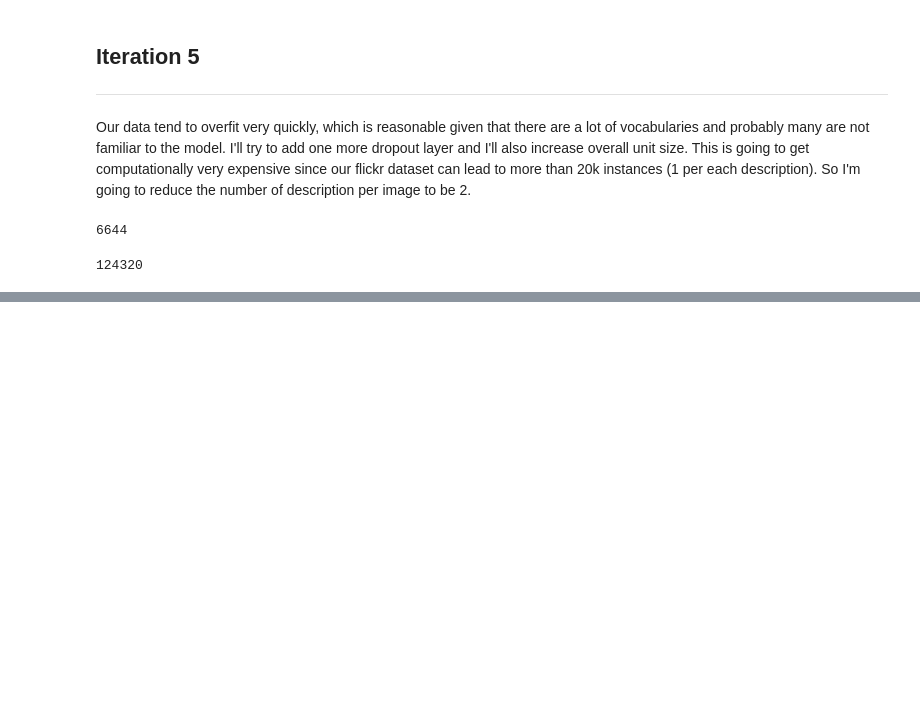
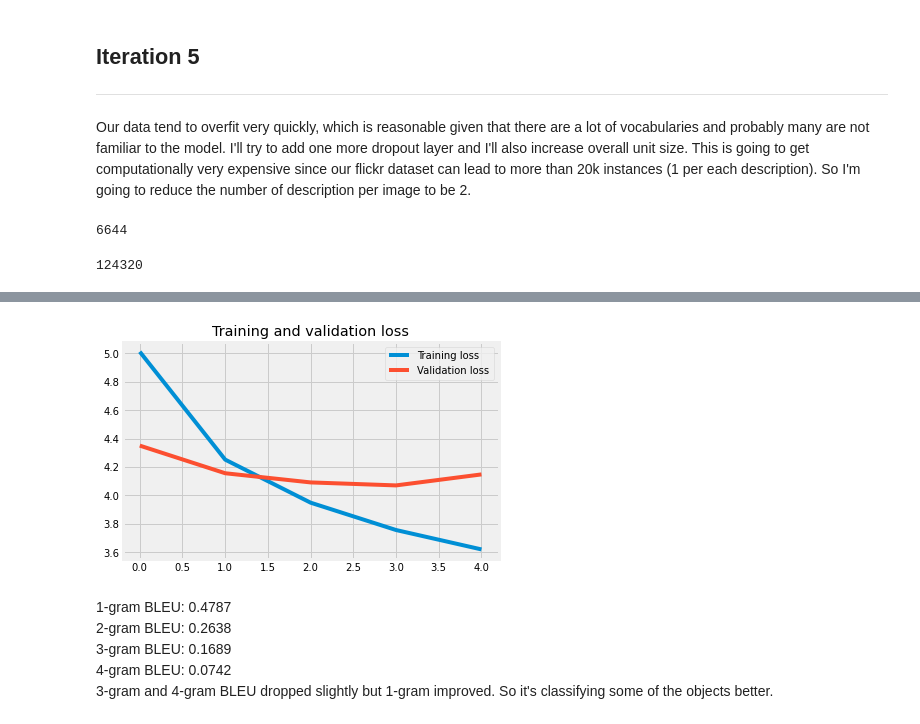
Before and after one commit to stereopickle/art_title_generator, a Jupyter notebook: 030.Model_1.ipynb, the cells around one changed output, grey strips where cells are left out. Cells and saved outputs as stored; diff of their text form; code cells hidden in the pictures; blank space fills up the shorter version.

```diff
--- a/030.Model_1.ipynb
+++ b/030.Model_1.ipynb
@@ -919,0 +919,4 @@ Epoch 1/5
+# %%
+plot_performance(history)
+# %% [output]
+[figure, added]
@@ -919,0 +927,6 @@ Epoch 1/5
+# %% [markdown]
+1-gram BLEU: 0.4787
+2-gram BLEU: 0.2638
+3-gram BLEU: 0.1689
+4-gram BLEU: 0.0742
+3-gram and 4-gram BLEU dropped slightly but 1-gram improved. So it's classifying some of the objects better.
```
Also changed, not shown: parts of 28 cells of this notebook.
